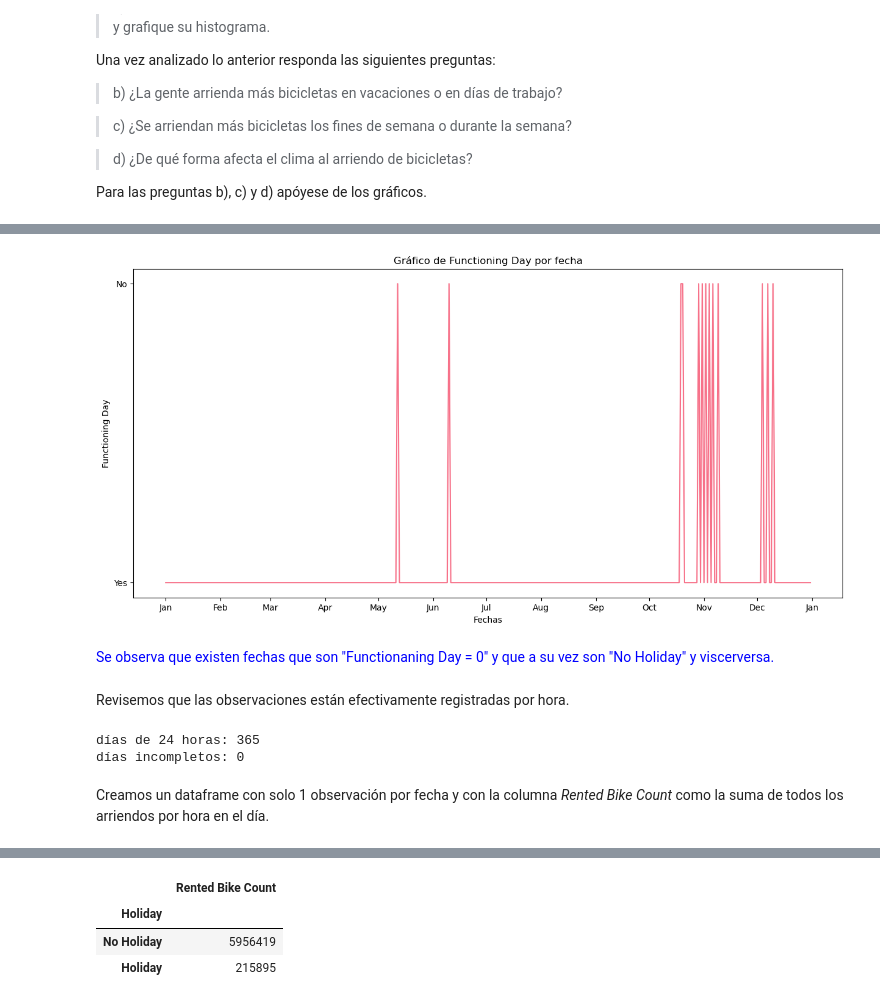
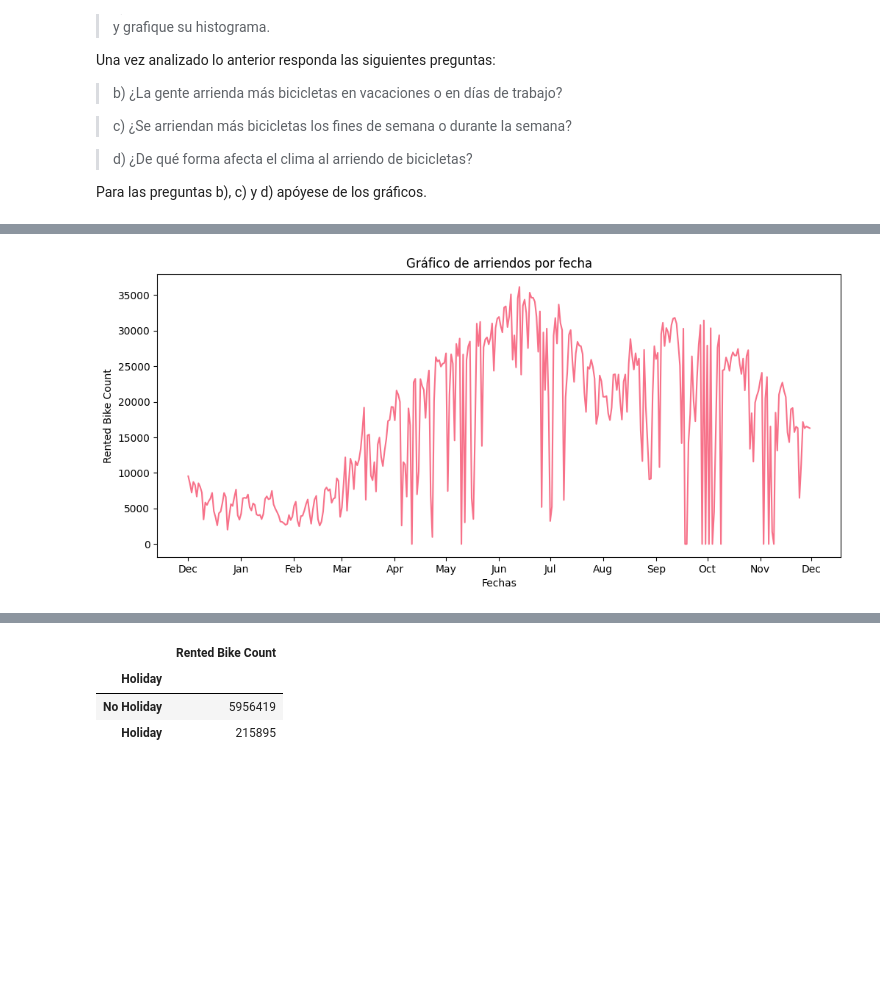
Before and after one commit to DYessouroun/Tareas-ML, a Jupyter notebook: Enunciado_tarea_1.ipynb, the cells around one changed output, grey strips where cells are left out. Saved outputs shown, nothing was run; the diff lists cells and outputs as text; code cells hidden in the pictures; blank space fills up the shorter version.

```diff
--- a/Enunciado_tarea_1.ipynb
+++ b/Enunciado_tarea_1.ipynb
@@ -75,5 +77,5 @@ También es posible descargarlos mediante la [API](https://github.com/Kaggle/kag
 ### 1.1.1 Exploración del conjunto de datos
 # %%
 # Data descargada en el repositorio
-data = pd.read_csv('SeoulBikeData.csv',encoding= 'unicode_escape')
+data_original = pd.read_csv('SeoulBikeData.csv', encoding= 'unicode_escape')
 # %%
@@ -270,0 +331,25 @@ El siguiente código se fundamenta en que para observaciones en un mismo día, l
+# %%
+#Transformamos la variable "Date" en tipo "datetime"
+from datetime import datetime
+data['Date'] = pd.to_datetime(data['Date'], format='%d/%m/%Y')
+data_original['Date'] = pd.to_datetime(data_original['Date'], format='%d/%m/%Y')
+
+
+mini_data_diario = data.loc[:, ['Date','Rented Bike Count']].groupby(pd.Grouper(key='Date')).sum()
+mini_data_diario = mini_data_diario.reset_index()
+mini_data_diario.head()
+
+holiday = []
+season = []
+# Agregamos columnas de Holiday y Seasons
+for date in mini_data_diario['Date']:
+    holiday.append(list(data[data['Date'] == date]['Holiday'])[0])
+    season.append(list(data[data['Date'] == date]['Seasons'])[0])
+
+mini_data_diario['Holiday'] = holiday
+mini_data_diario['Seasons'] = season
+
+# Shape of the data.
+print("Total Rows and Columns in DataFrame is :", mini_data_diario.shape,"\n")
+
+mini_data_diario.head()
@@ -297,43 +388,12 @@ Podríamos concluir que dada la distribución de _Holiday_ == 'Yes', se hace ref
 # %%
-dates = data['Date'].unique()
-verify = "Functioning Day"
-verify_diario =[]
-for date in dates:
-    verify_diario.append(list(data[data['Date'] == date][verify])[0])
-
-fig, ax=plt.subplots(1, 1, figsize=(15, 7))
+fig, ax=plt.subplots(1, 1, figsize=(12, 5))
 ax.xaxis.set_major_locator(md.MonthLocator())
 ax.xaxis.set_major_formatter(md.DateFormatter('%b'))
 
-plt.plot(dates, verify_diario)
+plt.plot(mini_data_diario['Date'], mini_data_diario['Rented Bike Count'])
 plt.xlabel('Fechas')
-plt.ylabel(verify)
-plt.title(f'Gráfico de {verify} por fecha')
+plt.ylabel("Rented Bike Count")
+plt.title(f'Gráfico de arriendos por fecha')
 plt.show()
 # %% [output]
-[figure, old version]
+[figure, new version]
-# %% [markdown]
-<span style="color:blue"> Se observa que existen fechas que son "Functionaning Day = 0" y que a su vez son "No Holiday" y viscerversa.</span>
-# %% [markdown]
-Revisemos que las observaciones están efectivamente registradas por hora.
-# %%
-dates = data['Date'].unique()
-
-dias_completos = 0
-incompletos = []
-# Cuenta la cantidad de días completos y los días incompletos (Ausencia de observaciones en ciertas horas)
-for date in dates:
-    count = data[data['Date'] == date]['Hour'].value_counts()
-    if len(count) == 24:
-        dias_completos += 1
-    else:
-        incompletos.append(date)
-print(f'días de 24 horas: {dias_completos}')
-print(f'días incompletos: {len(dates) - dias_completos}')
-for date in incompletos:
-    print(f'- {date}')
-# %% [output]
-días de 24 horas: 365
-días incompletos: 0
-# %% [markdown]
-Creamos un dataframe con solo 1 observación por fecha y con la columna _Rented Bike Count_ como la suma de todos los arriendos por hora en el día.
```
Also changed, not shown: parts of 50 cells of this notebook.
